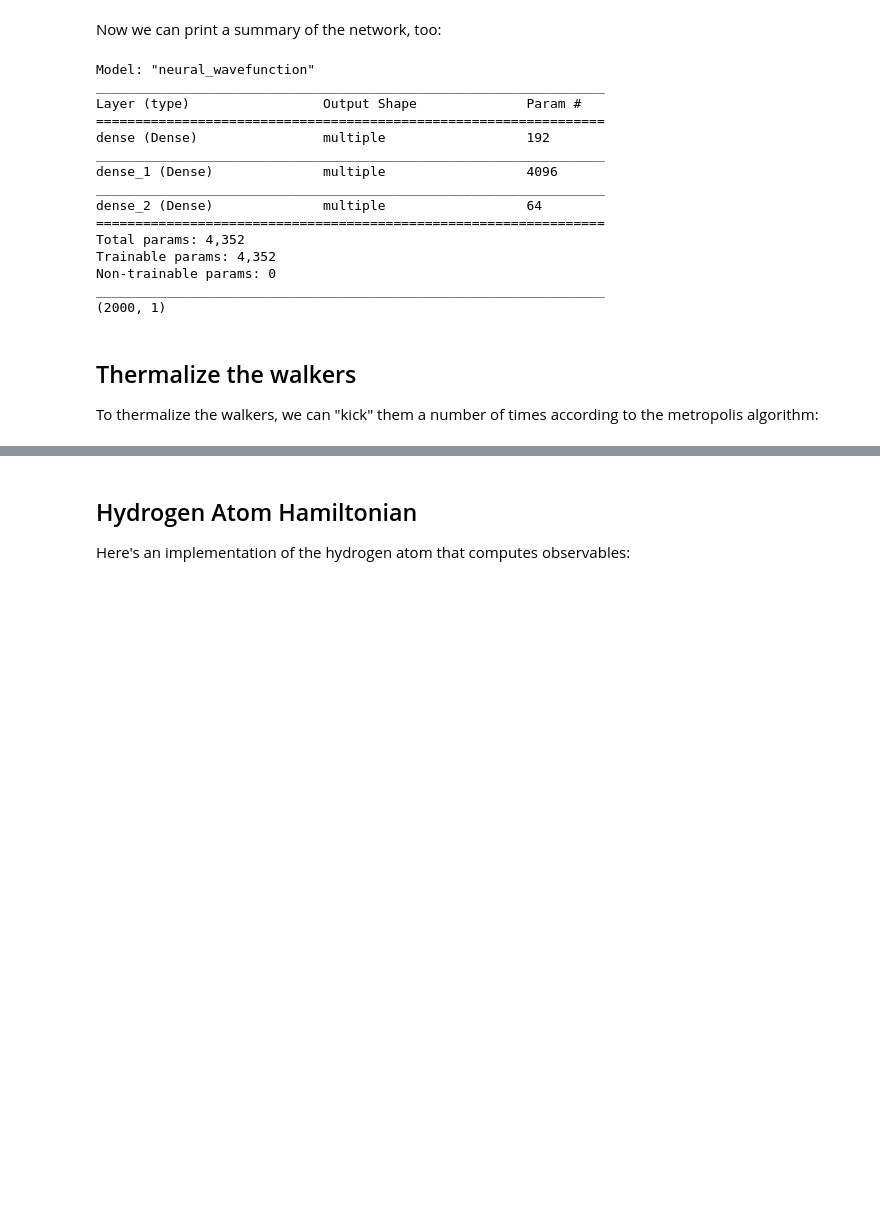
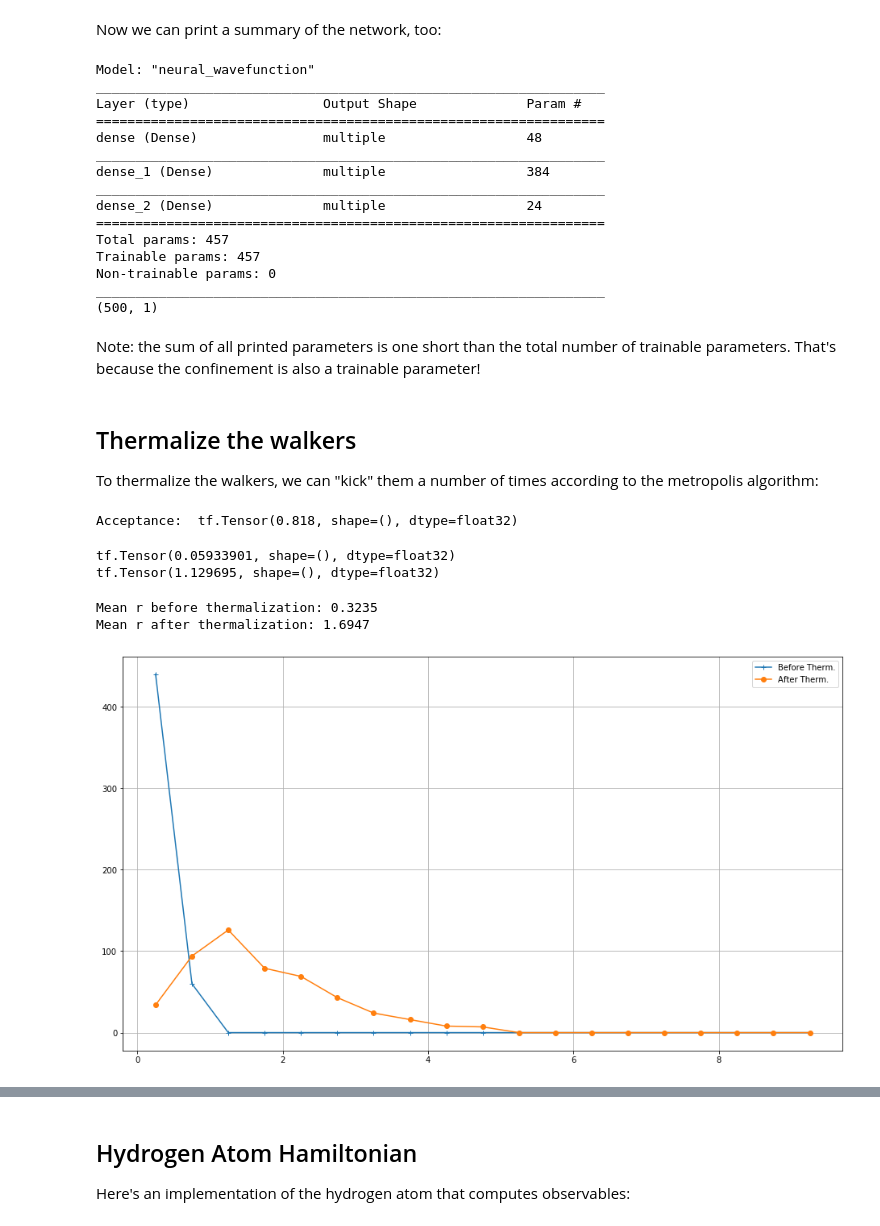
Before and after one commit to Nuclear-Physics-with-Machine-Learning/AI4NP_School, a Jupyter notebook: Hydrogen Atom.ipynb, the cells around one changed output, grey strips where cells are left out. Cells and saved outputs as stored; diff of their text form; code cells hidden in the pictures; blank space fills up the shorter version.

```diff
--- a/Hydrogen Atom.ipynb
+++ b/Hydrogen Atom.ipynb
@@ -11,7 +13,7 @@ import numpy
 DEFAULT_TENSOR_TYPE = tf.float32
 
 # How many walkers should we use?
-N_WALKERS = 2000
+N_WALKERS = 500
 # How many times should we make an observation of the observables each iteration?
 N_OBSERVATIONS = 30
 
@@ -253,37 +247,72 @@ print(x.shape)
 # %% [markdown]
 Now we can print a summary of the network, too:
 # %%
-values = wf(x)
-wf.summary()
+values = ground_state(ground_x)
+ground_state.summary()
 print(values.shape)
 # %% [output]
 Model: "neural_wavefunction"
 _________________________________________________________________
 Layer (type)                 Output Shape              Param #
 =================================================================
-dense (Dense)                multiple                  192
+dense (Dense)                multiple                  48
 _________________________________________________________________
-dense_1 (Dense)              multiple                  4096
+dense_1 (Dense)              multiple                  384
 _________________________________________________________________
-dense_2 (Dense)              multiple                  64
+dense_2 (Dense)              multiple                  24
 =================================================================
-Total params: 4,352
-Trainable params: 4,352
+Total params: 457
+Trainable params: 457
 Non-trainable params: 0
 _________________________________________________________________
-(2000, 1)
+(500, 1)
+# %% [markdown]
+Note: the sum of all printed parameters is one short than the total number of trainable parameters.  That's because the confinement is also a trainable parameter!
 # %% [markdown]
 ## Thermalize the walkers
 
 To thermalize the walkers, we can "kick" them a number of times according to the metropolis algorithm:
 # %%
+r_before_thermalization = tf.sqrt(tf.reduce_sum(sampler.sample()**2, axis=1)).numpy()
 acceptance = sampler.kick(
-    wavefunction  = wf ,
+    wavefunction  = ground_state ,
     kicker        = tf.random.normal,
-    kicker_params = {"mean": 0.0, "stddev" : 0.2},
+    kicker_params = {"mean": 0.0, "stddev" : 0.3},
     nkicks        = 5000 )
 # This gets the latest walkers
-x = sampler.sample()
+ground_x = sampler.sample()
+print("Acceptance: ", acceptance)
+r_after_thermalization = tf.sqrt(tf.reduce_sum(sampler.sample()**2, axis=1)).numpy()
+# %% [output]
+Acceptance:  tf.Tensor(0.818, shape=(), dtype=float32)
+# %%
+print(tf.reduce_mean(ground_x))
+print(tf.math.reduce_std(ground_x))
+# %% [output]
+tf.Tensor(0.05933901, shape=(), dtype=float32)
+tf.Tensor(1.129695, shape=(), dtype=float32)
+# %%
+bins = numpy.arange(0,10,0.5)
+
+print(f"Mean r before thermalization: {tf.reduce_mean(r_before_thermalization):.4f}")
+print(f"Mean r after thermalization: {tf.reduce_mean(r_after_thermalization):.4f}")
+
+before_hist, edges = numpy.histogram(r_before_thermalization, bins=bins)
+after_hist,  edges = numpy.histogram(r_after_thermalization, bins=bins)
+
+bin_centers = 0.5*(edges[1:] + edges[:-1])
+
+
+fig = plt.figure(figsize=(16,9))
+plt.plot(bin_centers, before_hist, marker="+", label="Before Therm.")
+plt.plot(bin_centers, after_hist, marker="o", label="After Therm.")
+plt.grid(True)
+plt.legend()
+plt.show()
+# %% [output]
+Mean r before thermalization: 0.3235
+Mean r after thermalization: 1.6947
+[figure, added]
 # %%
 print(acceptance)
 # %% [output]
```
Also changed, not shown: parts of 31 cells of this notebook, 7 other files.
